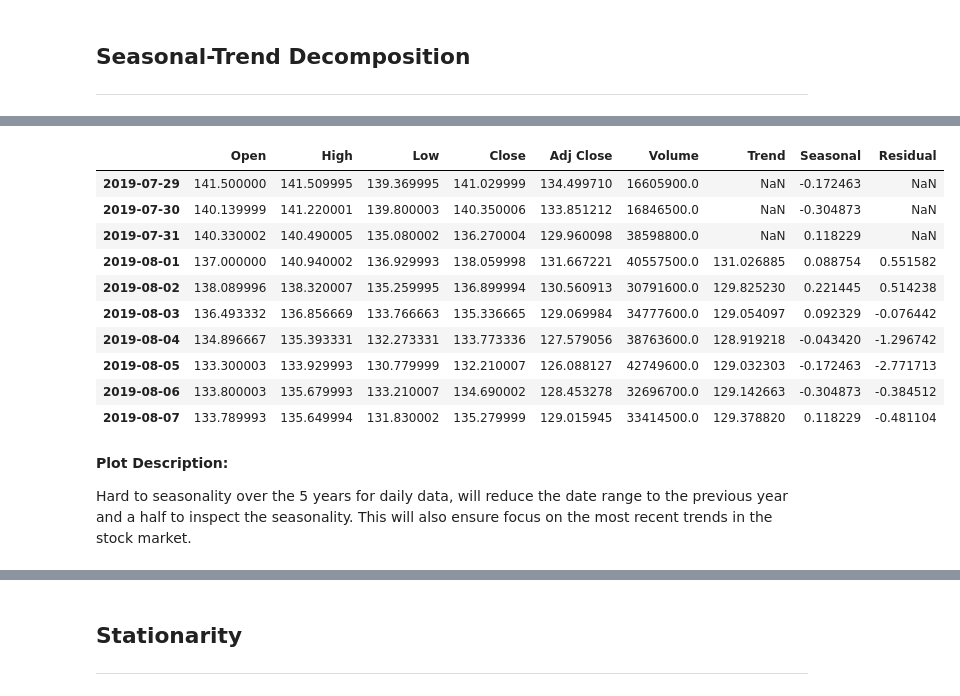
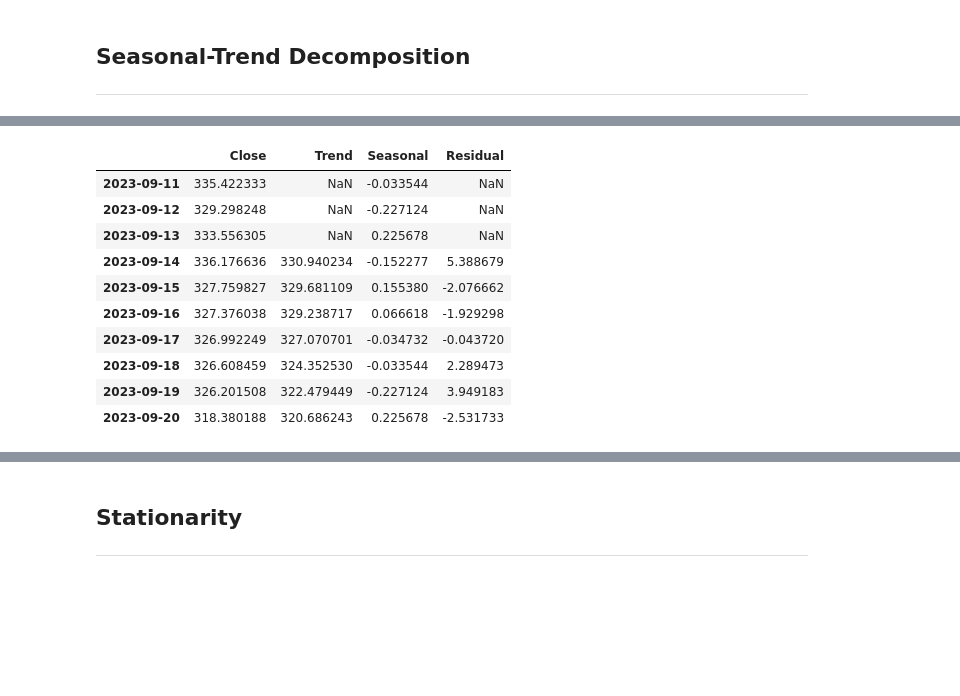
Before and after one commit to simrenbasra/timeseries, a Jupyter notebook: notebooks/01_data_processing/03-data-eda.ipynb, the cells around one changed output, grey strips where cells are left out. Drawn from its saved outputs; the diff is of its cells as text; code cells hidden in the pictures; blank space fills up the shorter version.

```diff
--- a/notebooks/01_data_processing/03-data-eda.ipynb
+++ b/notebooks/01_data_processing/03-data-eda.ipynb
@@ -267,0 +281,11 @@ The objective of this project is to to forecast future Microsft stock prices and
+# %%
+# decompose the time series using seasonal_decompose function
+# data appears additive, as the variations in the overall trend plot seem random and do not increase in magnitude with the trend
+decomposition = tsa.seasonal_decompose(msft_decomp_df['Close'], model='additive')
+# %%
+# add the decomposition data
+msft_decomp_df["Trend"] = decomposition.trend
+msft_decomp_df["Seasonal"] = decomposition.seasonal
+msft_decomp_df["Residual"] = decomposition.resid
+
+msft_decomp_df.head(10)
@@ -267,0 +316,2 @@ The objective of this project is to to forecast future Microsft stock prices and
+# %%
+msft_decomp_r_df = msft_decomp_df.loc[(msft_decomp_df.index >= '2023-09-11'), ['Close']]
@@ -268,23 +334,21 @@ The objective of this project is to to forecast future Microsft stock prices and
 # %%
 # decompose the time series
-decomposition = tsa.seasonal_decompose(daily_msft_df['Adj Close'], model='additive')
+decomposition = tsa.seasonal_decompose(msft_decomp_r_df['Close'], model='additive')
 # %%
-# add the decomposition data
+msft_decomp_r_df["Trend"] = decomposition.trend
+msft_decomp_r_df["Seasonal"] = decomposition.seasonal
+msft_decomp_r_df["Residual"] = decomposition.resid
 
-daily_msft_df["Trend"] = decomposition.trend
-daily_msft_df["Seasonal"] = decomposition.seasonal
-daily_msft_df["Residual"] = decomposition.resid
-
-daily_msft_df.head(10)
+msft_decomp_r_df.head(10)
 # %% [output]
-|  | Open | High | Low | Close | Adj Close | Volume | Trend | Seasonal | Residual |
-| 2019-07-29 | 141.500000 | 141.509995 | 139.369995 | 141.029999 | 134.499710 | 16605900.0 | NaN | -0.172463 | NaN |
-| 2019-07-30 | 140.139999 | 141.220001 | 139.800003 | 140.350006 | 133.851212 | 16846500.0 | NaN | -0.304873 | NaN |
-| 2019-07-31 | 140.330002 | 140.490005 | 135.080002 | 136.270004 | 129.960098 | 38598800.0 | NaN | 0.118229 | NaN |
-| 2019-08-01 | 137.000000 | 140.940002 | 136.929993 | 138.059998 | 131.667221 | 40557500.0 | 131.026885 | 0.088754 | 0.551582 |
-| 2019-08-02 | 138.089996 | 138.320007 | 135.259995 | 136.899994 | 130.560913 | 30791600.0 | 129.825230 | 0.221445 | 0.514238 |
-| 2019-08-03 | 136.493332 | 136.856669 | 133.766663 | 135.336665 | 129.069984 | 34777600.0 | 129.054097 | 0.092329 | -0.076442 |
-| 2019-08-04 | 134.896667 | 135.393331 | 132.273331 | 133.773336 | 127.579056 | 38763600.0 | 128.919218 | -0.043420 | -1.296742 |
-| 2019-08-05 | 133.300003 | 133.929993 | 130.779999 | 132.210007 | 126.088127 | 42749600.0 | 129.032303 | -0.172463 | -2.771713 |
-| 2019-08-06 | 133.800003 | 135.679993 | 133.210007 | 134.690002 | 128.453278 | 32696700.0 | 129.142663 | -0.304873 | -0.384512 |
-| 2019-08-07 | 133.789993 | 135.649994 | 131.830002 | 135.279999 | 129.015945 | 33414500.0 | 129.378820 | 0.118229 | -0.481104 |
+|  | Close | Trend | Seasonal | Residual |
+| 2023-09-11 | 335.422333 | NaN | -0.033544 | NaN |
+| 2023-09-12 | 329.298248 | NaN | -0.227124 | NaN |
+| 2023-09-13 | 333.556305 | NaN | 0.225678 | NaN |
+| 2023-09-14 | 336.176636 | 330.940234 | -0.152277 | 5.388679 |
+| 2023-09-15 | 327.759827 | 329.681109 | 0.155380 | -2.076662 |
+| 2023-09-16 | 327.376038 | 329.238717 | 0.066618 | -1.929298 |
+| 2023-09-17 | 326.992249 | 327.070701 | -0.034732 | -0.043720 |
+| 2023-09-18 | 326.608459 | 324.352530 | -0.033544 | 2.289473 |
+| 2023-09-19 | 326.201508 | 322.479449 | -0.227124 | 3.949183 |
+| 2023-09-20 | 318.380188 | 320.686243 | 0.225678 | -2.531733 |
@@ -306,4 +354,0 @@ fig.show()
-# %% [markdown]
-**Plot Description:**
-
-Hard to seasonality over the 5 years for daily data, will reduce the date range to the previous year and a half to inspect the seasonality. This will also ensure focus on the most recent trends in the stock market.
```
Also changed, not shown: parts of 78 cells of this notebook.
